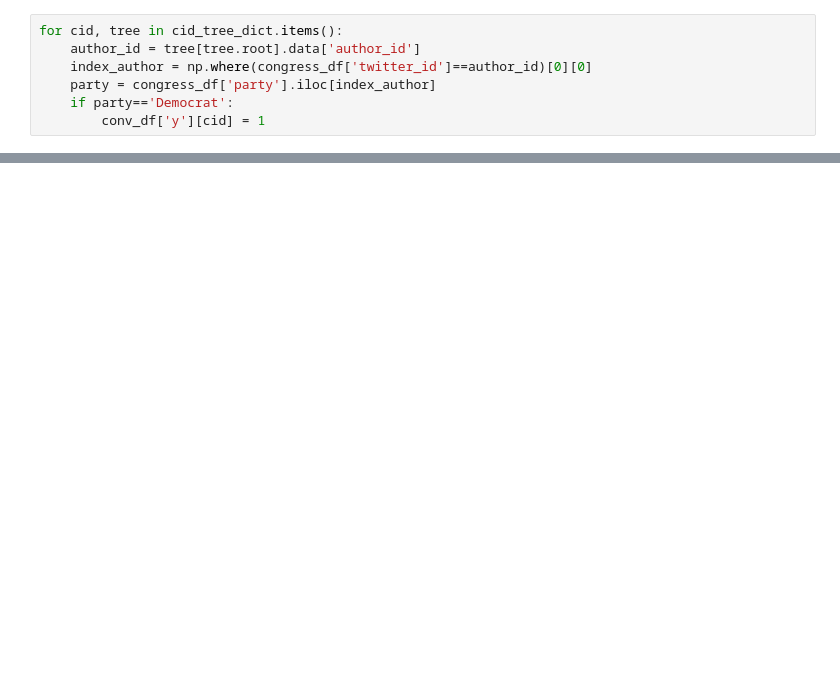
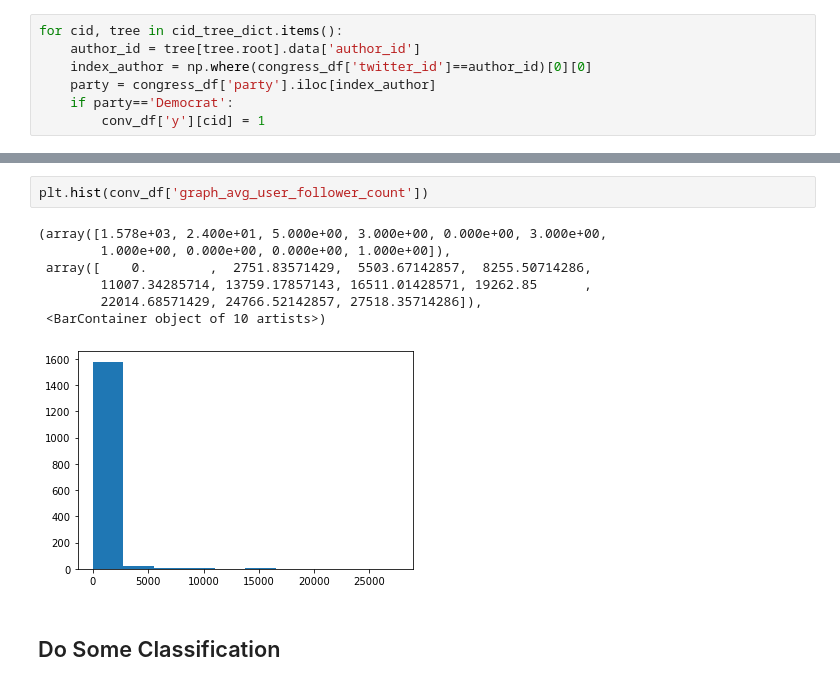
Before and after one commit to thomas-brink/MSE-231, a Jupyter notebook: assignment2/tree_graph_feature_class.ipynb, the cells around one changed output, grey strips where cells are left out. Saved outputs shown, nothing was run; the diff lists cells and outputs as text; blank space fills up the shorter version.

Commit message:
Feature Engineering, Importance, Classification

```diff
--- a/assignment2/tree_graph_feature_class.ipynb
+++ b/assignment2/tree_graph_feature_class.ipynb
@@ -267,0 +370,12 @@ np.sum(y_hat == y_test)/len(y_test)
+# %%
+plt.hist(conv_df['graph_avg_user_follower_count'])
+# %% [output]
+(array([1.578e+03, 2.400e+01, 5.000e+00, 3.000e+00, 0.000e+00, 3.000e+00,
+        1.000e+00, 0.000e+00, 0.000e+00, 1.000e+00]),
+ array([    0.        ,  2751.83571429,  5503.67142857,  8255.50714286,
+        11007.34285714, 13759.17857143, 16511.01428571, 19262.85      ,
+        22014.68571429, 24766.52142857, 27518.35714286]),
+ <BarContainer object of 10 artists>)
+[figure, added]
+# %% [markdown]
+## Do Some Classification
```
Also changed, not shown: parts of 39 cells of this notebook.
